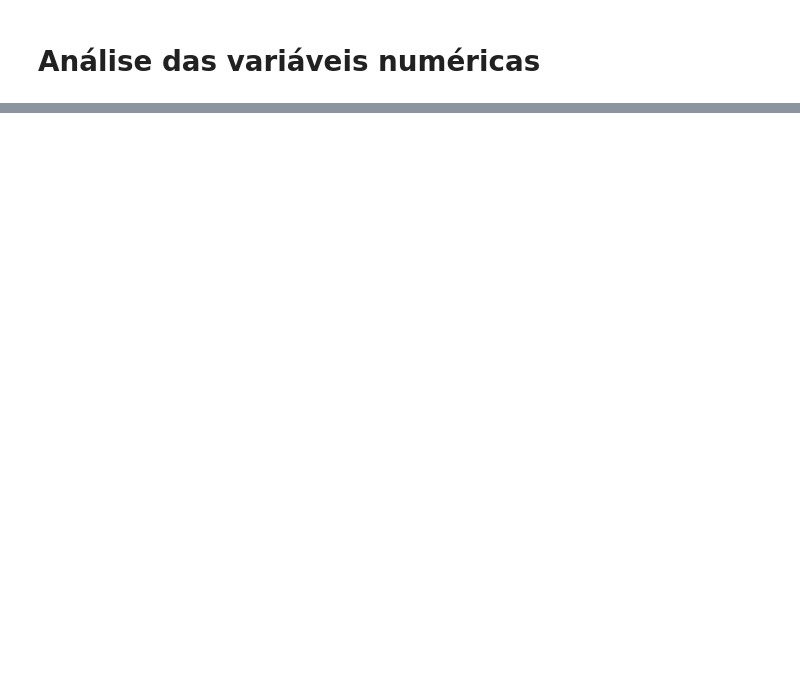
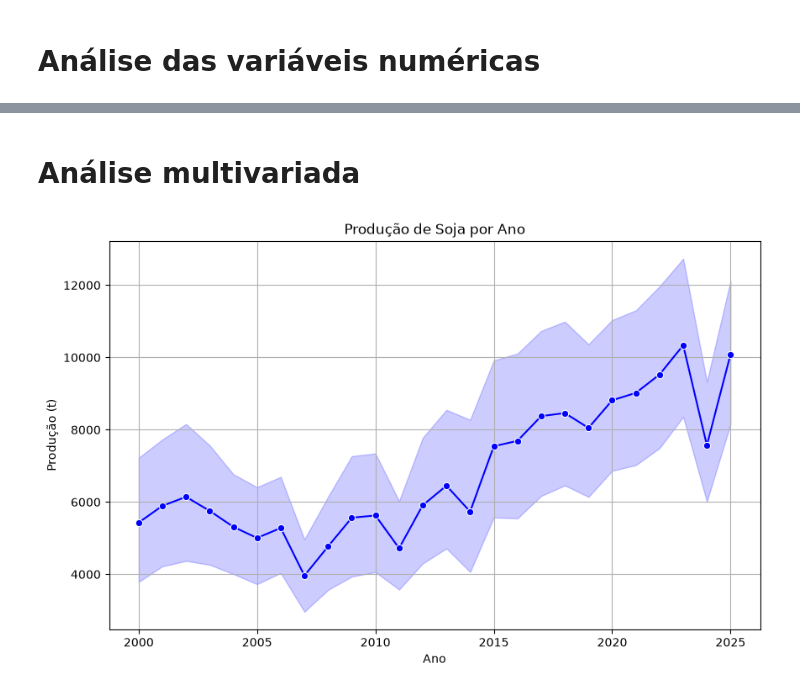
Before and after one commit to JorgeAgroSollution/Jorge_ML, a Jupyter notebook: EDA/analise_soja.ipynb, the cells around one changed output, grey strips where cells are left out. Cells and saved outputs as stored; diff of their text form; code cells hidden in the pictures; blank space fills up the shorter version.

```diff
--- a/EDA/analise_soja.ipynb
+++ b/EDA/analise_soja.ipynb
@@ -238,0 +351,15 @@ df[]
+# %% [markdown]
+# Análise multivariada
+# %%
+# produção por ano
+
+plt.figure(figsize=(10, 6))
+
+sns.lineplot(data=df, x="ano", y="producao_t", marker="o", color="blue")
+
+plt.title("Produção de Soja por Ano")
+plt.xlabel("Ano")
+plt.ylabel("Produção (t)")
+plt.grid()
+# %% [output]
+[figure, added]
```
Also changed, not shown: parts of 29 cells of this notebook, 5 other files.
